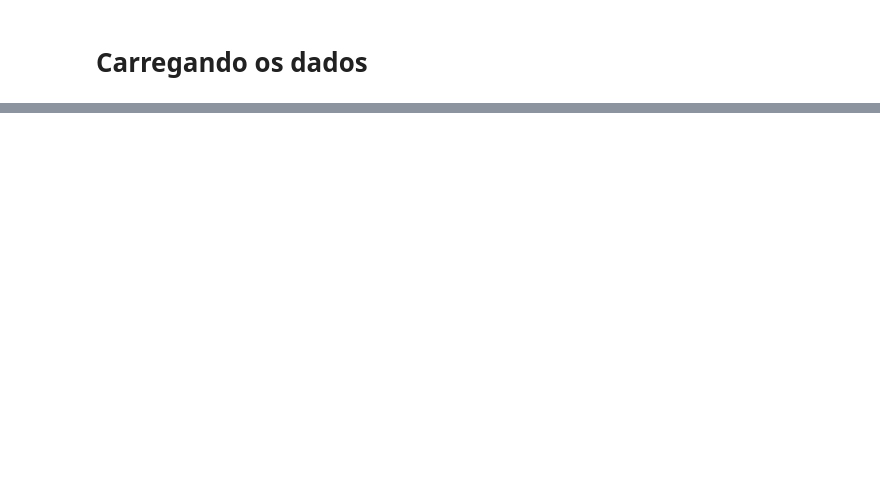
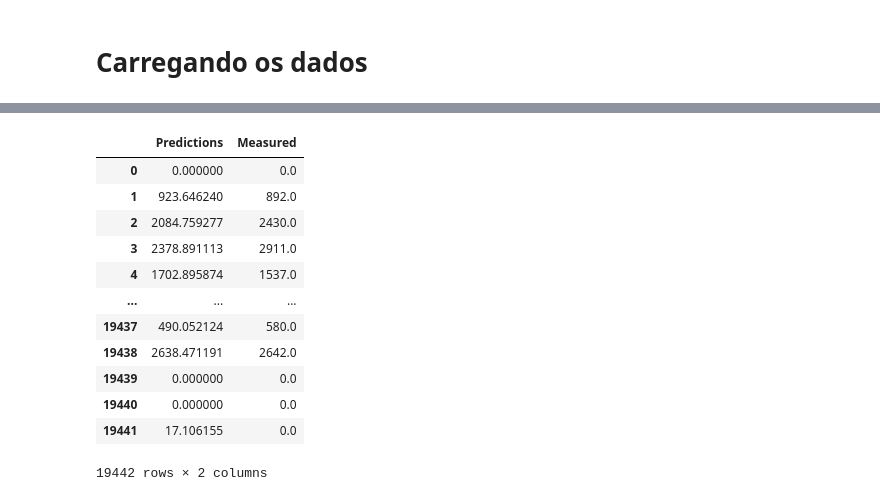
Before and after one commit to Jacquesjh/Kotoamatsukami, a Jupyter notebook: inst/trab_final.ipynb, the cells around one changed output, grey strips where cells are left out. Drawn from its saved outputs; the diff is of its cells as text; code cells hidden in the pictures; blank space fills up the shorter version.

```diff
--- a/inst/trab_final.ipynb
+++ b/inst/trab_final.ipynb
@@ -44,0 +391,3 @@ df = data.copy()
+# %%
+best_index = xgbs_df.idxmax()[0]
+best_index
@@ -44,0 +398,3 @@ df = data.copy()
+# %%
+best_parameters = parameters_list[best_index]
+best_parameters
@@ -44,0 +406,5 @@ df = data.copy()
+# %%
+best_xgb = XGBRegressor(eval_metric = "mae", verbosity = 0, learning_rate = best_parameters["learning_rate"],
+                        max_depth = best_parameters["max_depth"], n_estimators = best_parameters["n_estimators"], colsample_bytree = best_parameters["colsample_bytree"])
+# %%
+best_xgb.fit(xgb_train_inputs, xgb_train_outputs)
@@ -44,0 +423,24 @@ df = data.copy()
+# %%
+predictions = power_generated_scaler.inverse_transform(best_xgb.predict(test_inputs).reshape(-1, 1))
+predictions = [pred[0] for pred in predictions]
+
+best_xgb_results = pd.DataFrame([predictions, test_outputs])
+
+best_xgb_results = best_xgb_results.transpose()
+best_xgb_results.columns = ["Predictions", "Measured"]
+best_xgb_results = best_xgb_results.applymap(lambda x: x if x > 0 else 0)
+best_xgb_results
+# %% [output]
+|  | Predictions | Measured |
+| 0 | 0.000000 | 0.0 |
+| 1 | 923.646240 | 892.0 |
+| 2 | 2084.759277 | 2430.0 |
+| 3 | 2378.891113 | 2911.0 |
+| 4 | 1702.895874 | 1537.0 |
+| ... | ... | ... |
+| 19437 | 490.052124 | 580.0 |
+| 19438 | 2638.471191 | 2642.0 |
+| 19439 | 0.000000 | 0.0 |
+| 19440 | 0.000000 | 0.0 |
+| 19441 | 17.106155 | 0.0 |
+19442 rows × 2 columns
```
Also changed, not shown: parts of 115 cells of this notebook, 6 other files.
